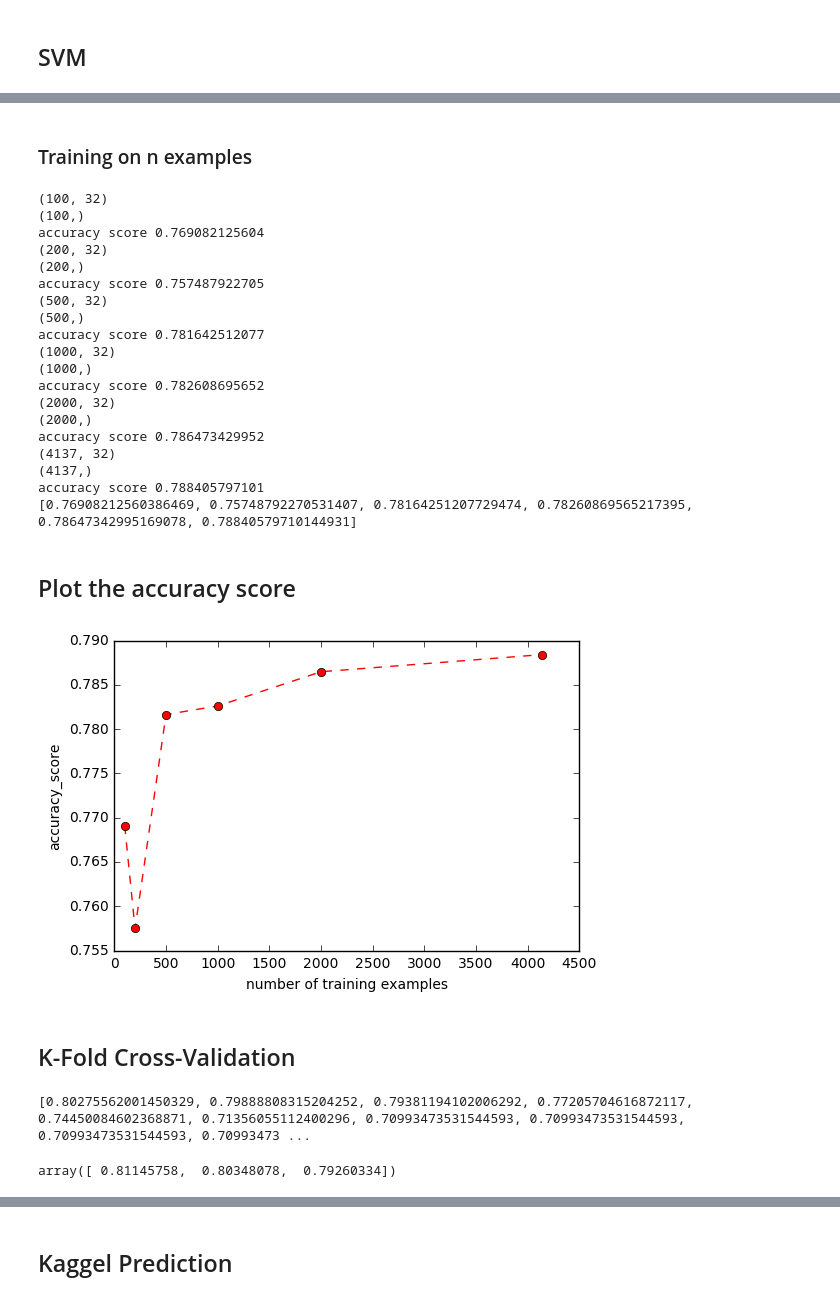
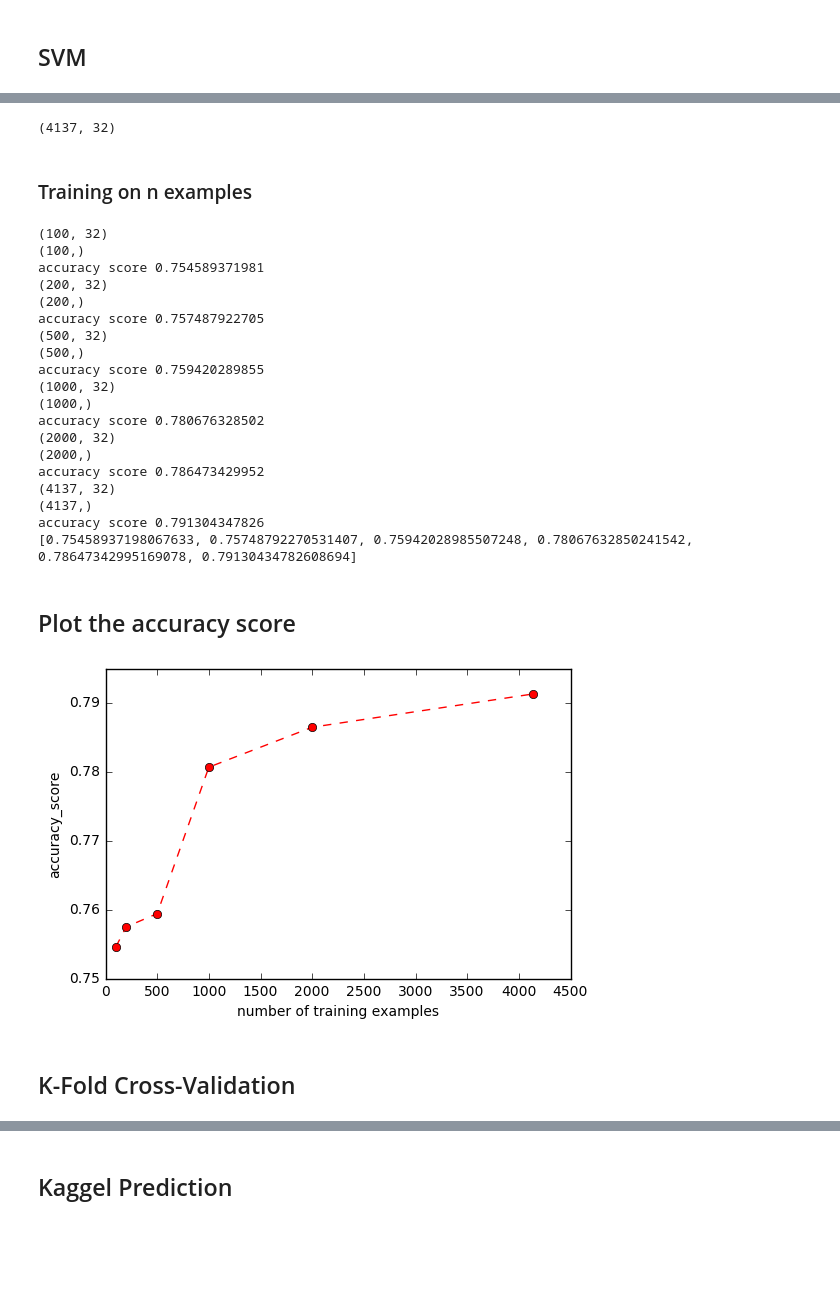
Before and after one commit to mengkeding/Machine-Learning, a Jupyter notebook: homework/hw1/hw01_data/spam/spam_training.ipynb, the cells around one changed output, grey strips where cells are left out. Drawn from its saved outputs; the diff is of its cells as text; code cells hidden in the pictures; blank space fills up the shorter version.

```diff
--- a/homework/hw1/hw01_data/spam/spam_training.ipynb
+++ b/homework/hw1/hw01_data/spam/spam_training.ipynb
@@ -48,6 +50,6 @@ array([[ 0.,  0.,  0., ...,  0.,  0.,  0.],
        [ 0.,  0.,  0., ...,  2.,  0.,  0.]])
 # %%
 # Get the training label
-train_labels = train_mat['training_labels']
+train_labels = train_mat['training_labels'][0]
 train_labels
 # %% [output]
@@ -62,2 +64,5 @@ print(train_labels.shape)
+# %%
+# Shuffle the data
+train_data, train_labels = shuffle(train_data, train_labels, random_state=0)
 # %%
 # Set aside 20% training sample as a validation set
@@ -90,5 +86,11 @@ print(training_labels.shape)
 # %% [output]
 (4137, 32)
 (4137,)
+# %%
+#Normalize the given data
+def normalize_data(data):
+    for i in range(data.shape[0]):
+        data[i] = normalize(data[0][:,np.newaxis], axis=0).ravel()
+    return data
 # %% [markdown]
 ## SVM
@@ -95,3 +104,9 @@ print(training_labels.shape)
+# %%
+#Normalize the training_data
+training_data = normalize_data(training_data)
+print(training_data.shape)
+# %% [output]
+(4137, 32)
 # %% [markdown]
 ### Training on n examples
 # %%
@@ -115,5 +130,4 @@ def training_classifier(n):
 # %%
-accuracy_score = []
 training_size = [100, 200, 500, 1000, 2000, training_data.shape[0]]
 for n in training_size:
     training_classifier(n)
@@ -121,30 +135,30 @@ print(accuracy_score)
 # %% [output]
 (100, 32)
 (100,)
-accuracy score 0.769082125604
+accuracy score 0.754589371981
 (200, 32)
 (200,)
 accuracy score 0.757487922705
 (500, 32)
 (500,)
-accuracy score 0.781642512077
+accuracy score 0.759420289855
 (1000, 32)
 (1000,)
-accuracy score 0.782608695652
+accuracy score 0.780676328502
 (2000, 32)
 (2000,)
 accuracy score 0.786473429952
 (4137, 32)
 (4137,)
-accuracy score 0.788405797101
-[0.76908212560386469, 0.75748792270531407, 0.78164251207729474, 0.78260869565217395, 0.78647342995169078, 0.78840579710144931]
+accuracy score 0.791304347826
+[0.75458937198067633, 0.75748792270531407, 0.75942028985507248, 0.78067632850241542, 0.78647342995169078, 0.79130434782608694]
 # %% [markdown]
 ## Plot the accuracy score
 # %%
 plt.plot(training_size, accuracy_score, "r--")
 plt.plot(training_size, accuracy_score, "ro")
-plt.ylabel("accuracy_score")
+plt.ylabel("validation data set accuracy_score")
 plt.xlabel("number of training examples")
 plt.show()
 # %% [output]
-[figure, old version]
+[figure, new version]
@@ -162,14 +182,6 @@ svc = SVC(kernel='linear')
 accuracy_scores = list()
 for C in C_s:
     svc.C = C
-    this_scores = cross_val_score(svc, training_data, training_labels, n_jobs=1)
+    this_scores = cross_val_score(svc, training_data, training_labels, cv = k, n_jobs=1)
     accuracy_scores.append(np.mean(this_scores))
 print(accuracy_scores)
-# %% [output]
-[0.80275562001450329, 0.79888808315204252, 0.79381194102006292, 0.77205704616872117, 0.74450084602368871, 0.71356055112400296, 0.70993473531544593, 0.70993473531544593, 0.70993473531544593, 0.70993473 ...
-# %%
-svc.C = 12
-this_scores = cross_val_score(svc, training_data, training_labels, n_jobs=1)
-this_scores
-# %% [output]
-array([ 0.81145758,  0.80348078,  0.79260334])
```
Also changed, not shown: parts of 16 cells of this notebook, 2 other files.
